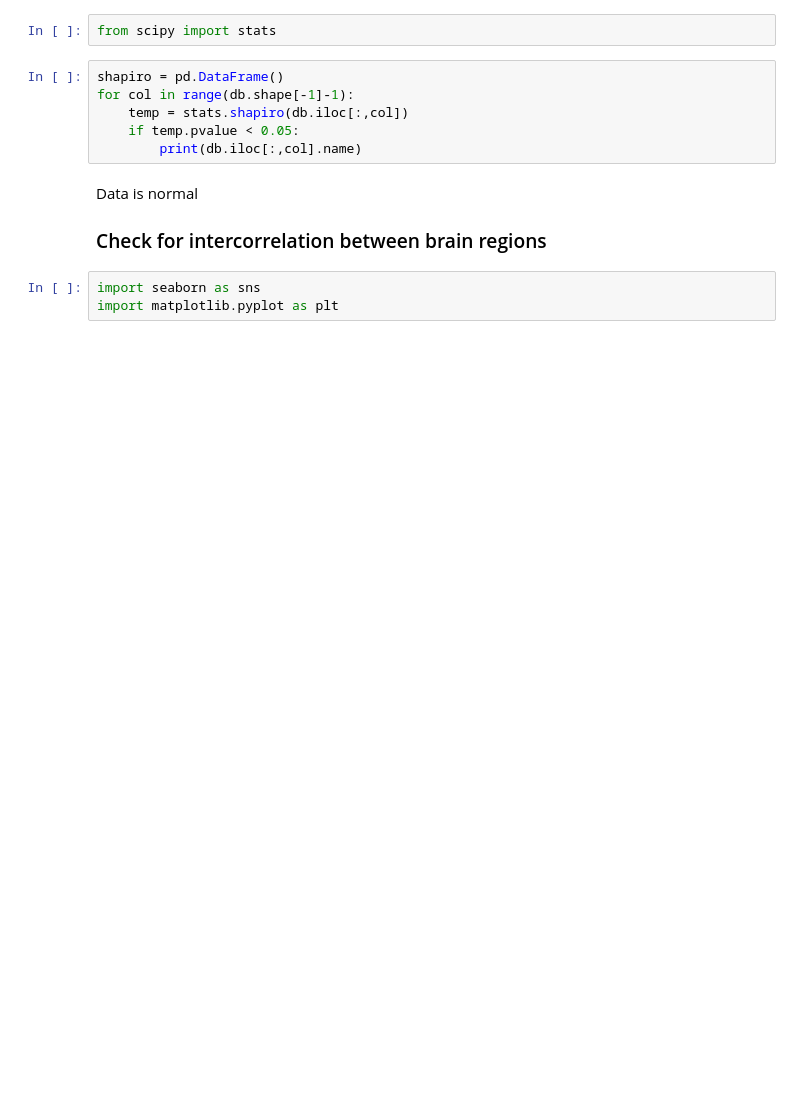
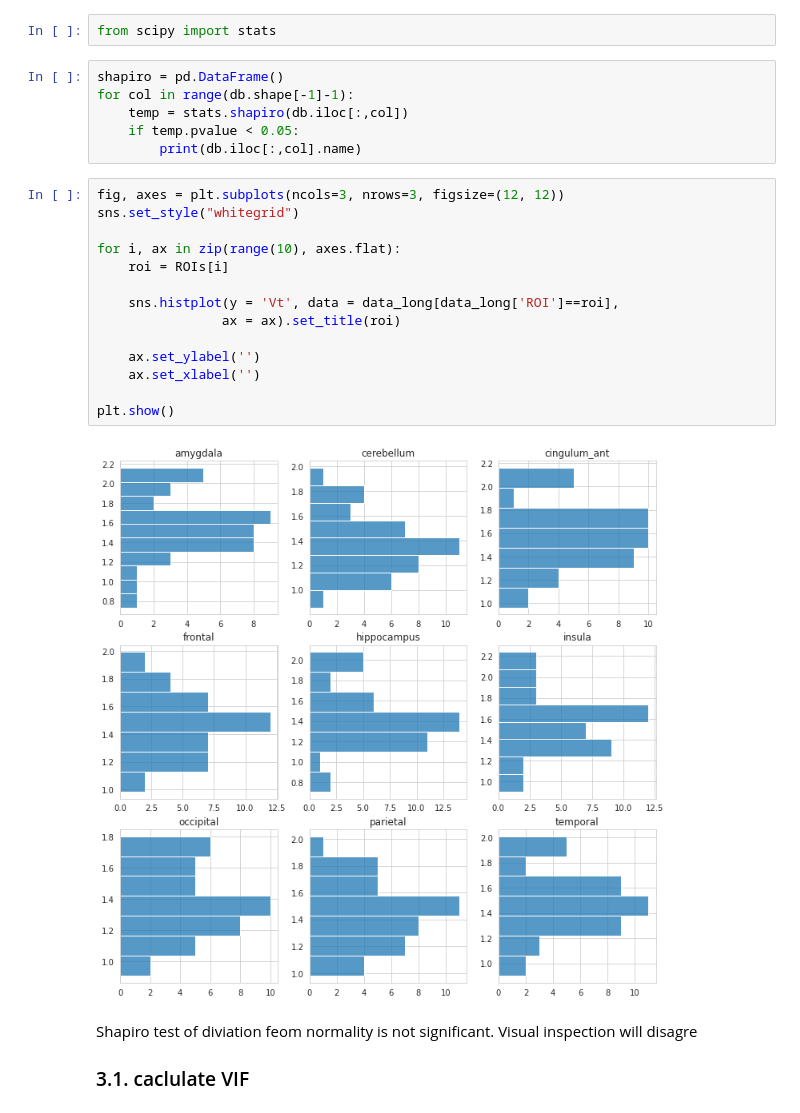
Before and after one commit to KoremNSN/CB1rPTSD, a Jupyter notebook: HC_PTSD_amygdala.ipynb, the cells around one changed output. Saved outputs shown, nothing was run; the diff lists cells and outputs as text; blank space fills up the shorter version.

```diff
--- a/HC_PTSD_amygdala.ipynb
+++ b/HC_PTSD_amygdala.ipynb
@@ -38,10 +157,25 @@ for col in range(db.shape[-1]-1):
     temp = stats.shapiro(db.iloc[:,col])
     if temp.pvalue < 0.05:
         print(db.iloc[:,col].name)
-# %% [markdown]
-Data is normal
-
-### Check for intercorrelation between brain regions
-# %%
-import seaborn as sns
-import matplotlib.pyplot as plt
+# %%
+fig, axes = plt.subplots(ncols=3, nrows=3, figsize=(12, 12))
+sns.set_style("whitegrid")
+
+for i, ax in zip(range(10), axes.flat):
+    roi = ROIs[i]
+
+    sns.histplot(y = 'Vt', data = data_long[data_long['ROI']==roi],
+                ax = ax).set_title(roi)
+
+    ax.set_ylabel('')
+    ax.set_xlabel('')
+
+plt.show()
+# %% [output]
+[figure, added]
+# %% [markdown]
+
+Shapiro test of diviation feom normality is not significant.
+Visual inspection will disagre
+
+### 3.1. caclulate VIF
```
Also changed, not shown: parts of 51 cells of this notebook.
